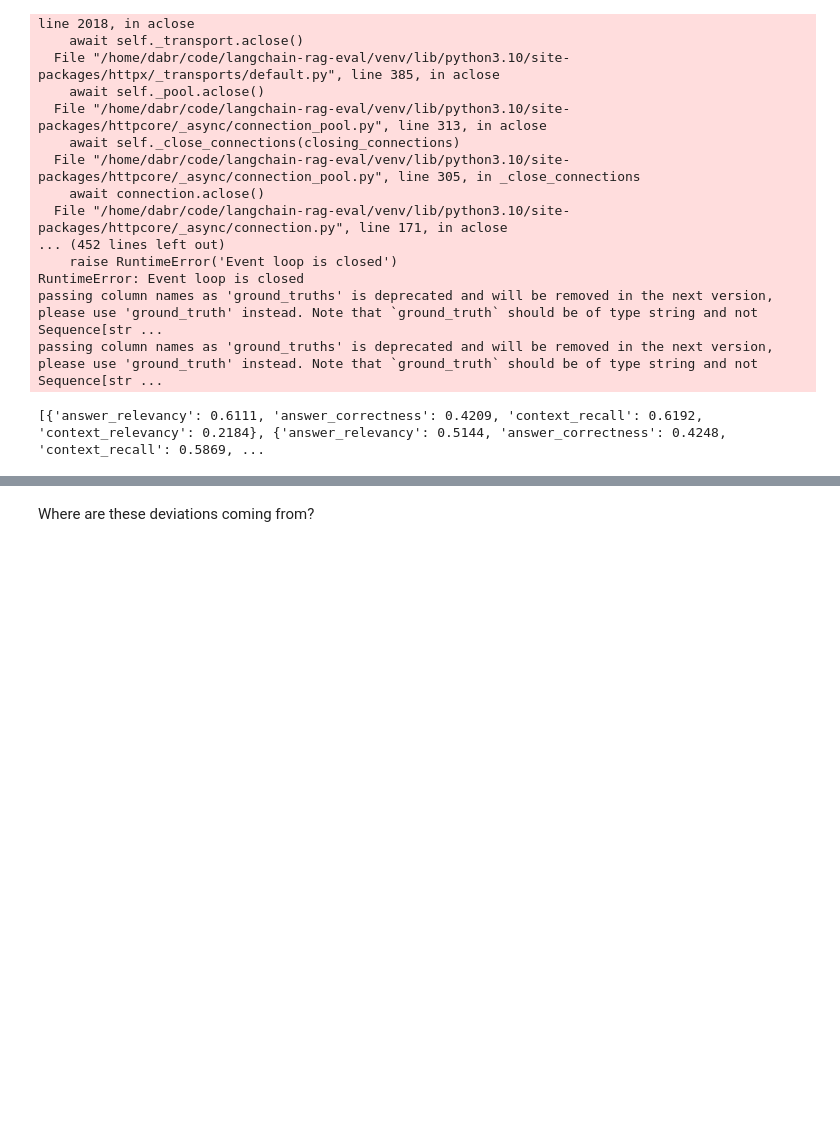
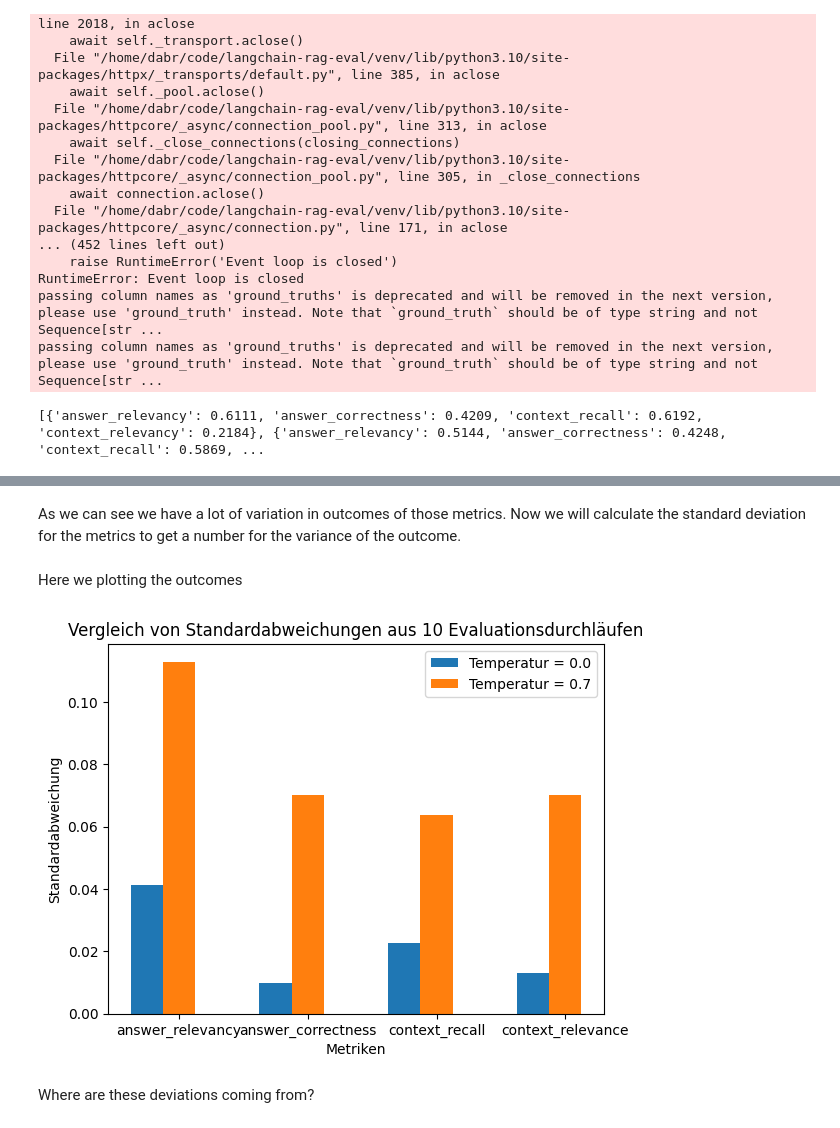
Before and after one commit to DaBr16/rag-langchain-eval, a Jupyter notebook: notebooks/analysis_of_ragas.ipynb, the cells around one changed output, grey strips where cells are left out. Cells and saved outputs as stored; diff of their text form; code cells hidden in the pictures; blank space fills up the shorter version.

```diff
--- a/notebooks/analysis_of_ragas.ipynb
+++ b/notebooks/analysis_of_ragas.ipynb
@@ -112,3 +114,6 @@ print(results_list_0_7)
+# %%
+results_list = [{'answer_relevancy': 0.6415, 'answer_correctness': 0.4291, 'context_recall': 0.6311, 'context_relevancy': 0.2322}, {'answer_relevancy': 0.6128, 'answer_correctness': 0.4234, 'context_recall': 0.6043, 'context_relevancy': 0.2417}, {'answer_relevancy': 0.7066, 'answer_correctness': 0.4145, 'context_recall': 0.6098, 'context_relevancy': 0.2227}, {'answer_relevancy': 0.6504, 'answer_correctness': 0.4212, 'context_recall': 0.6397, 'context_relevancy': 0.1982}, {'answer_relevancy': 0.5812, 'answer_correctness': 0.4090, 'context_recall': 0.5699, 'context_relevancy': 0.2142}, {'answer_relevancy': 0.6444, 'answer_correctness': 0.4167, 'context_recall': 0.5882, 'context_relevancy': 0.2088}, {'answer_relevancy': 0.6147, 'answer_correctness': 0.4241, 'context_recall': 0.5834, 'context_relevancy': 0.2123}, {'answer_relevancy': 0.6120, 'answer_correctness': 0.4214, 'context_recall': 0.6342, 'context_relevancy': 0.2204}, {'answer_relevancy': 0.5452, 'answer_correctness': 0.3993, 'context_recall': 0.6210, 'context_relevancy': 0.1995}, {'answer_relevancy': 0.6447, 'answer_correctness': 0.4001, 'context_recall': 0.6270, 'context_relevancy': 0.2108}]
+results_list_0_7 = [{'answer_relevancy': 0.6111, 'answer_correctness': 0.4209, 'context_recall': 0.6192, 'context_relevancy': 0.2184}, {'answer_relevancy': 0.5144, 'answer_correctness': 0.4248, 'context_recall': 0.5869, 'context_relevancy': 0.2225}, {'answer_relevancy': 0.5783, 'answer_correctness': 0.4071, 'context_recall': 0.6084, 'context_relevancy': 0.2164}, {'answer_relevancy': 0.6181, 'answer_correctness': 0.4263, 'context_recall': 0.6317, 'context_relevancy': 0.2075}, {'answer_relevancy': 0.6446, 'answer_correctness': 0.4244, 'context_recall': 0.5934, 'context_relevancy': 0.2031}, {'answer_relevancy': 0.6431, 'answer_correctness': 0.4137, 'context_recall': 0.6390, 'context_relevancy': 0.2690}, {'answer_relevancy': 0.2374, 'answer_correctness': 0.6440, 'context_recall': 0.4106, 'context_relevancy': 0.5698}, {'answer_relevancy': 0.5797, 'answer_correctness': 0.4094, 'context_recall': 0.6342, 'context_relevancy': 0.2192}, {'answer_relevancy': 0.5748, 'answer_correctness': 0.3989, 'context_recall': 0.6260, 'context_relevancy': 0.2270}, {'answer_relevancy': 0.5772, 'answer_correctness': 0.3924, 'context_recall': 0.5978, 'context_relevancy': 0.2232}]
 # %%
 answer_relevancy = [d['answer_relevancy'] for d in results_list]
 answer_correctness = [d['answer_correctness'] for d in results_list]
@@ -124,2 +145,40 @@ NameError: name 'results_list' is not defined
+# %% [markdown]
+As we can see we have a lot of variation in outcomes of those metrics. Now we will calculate the standard deviation for the metrics to get a number for the variance of the outcome.
+# %%
+import numpy as np
+
+std_answer_relevance = round(np.std(answer_relevancy), 4)
+std_answer_relevance_0_7 = round(np.std(answer_relevancy_0_7), 4)
+std_answer_correctness = round(np.std(answer_correctness), 4)
+std_answer_correctness_0_7 = round(np.std(answer_correctness_0_7), 4)
+std_context_recall = round(np.std(context_recall), 4)
+std_context_recall_0_7 = round(np.std(context_recall_0_7), 4)
+std_context_relevancy = round(np.std(context_relevancy), 4)
+std_context_relevancy_0_7= round(np.std(context_relevancy_0_7), 4)
+# %% [markdown]
+Here we plotting the outcomes
+# %%
+import matplotlib.pyplot as plt
+
+x = ['answer_relevancy', 'answer_correctness', 'context_recall', 'context_relevance']
+
+y_0 = [std_answer_relevance, std_answer_correctness, std_context_recall, std_context_relevancy]
+y_1 = [std_answer_relevance_0_7, std_answer_correctness_0_7, std_context_recall_0_7, std_answer_correctness_0_7]
+# y_2 = [0.0827, 0.0983, 0.0396, 0.1001]
+
+x_axis = np.arange(len(x))
+
+bar_width = 0.25
+plt.bar(x_axis - bar_width, y_0, width=bar_width, label='Temperatur = 0.0')
+plt.bar(x_axis, y_1, width=bar_width, label='Temperatur = 0.7')
+
+plt.xticks(x_axis, x)
+plt.xlabel('Metriken')
+plt.ylabel('Standardabweichung')
+plt.title('Vergleich von Standardabweichungen aus 10 Evaluationsdurchläufen')
+plt.legend()
+plt.show()
+# %% [output]
+[figure, added]
 # %% [markdown]
 Where are these deviations coming from?
```
Also changed, not shown: parts of 3 cells of this notebook, 25 other files.
